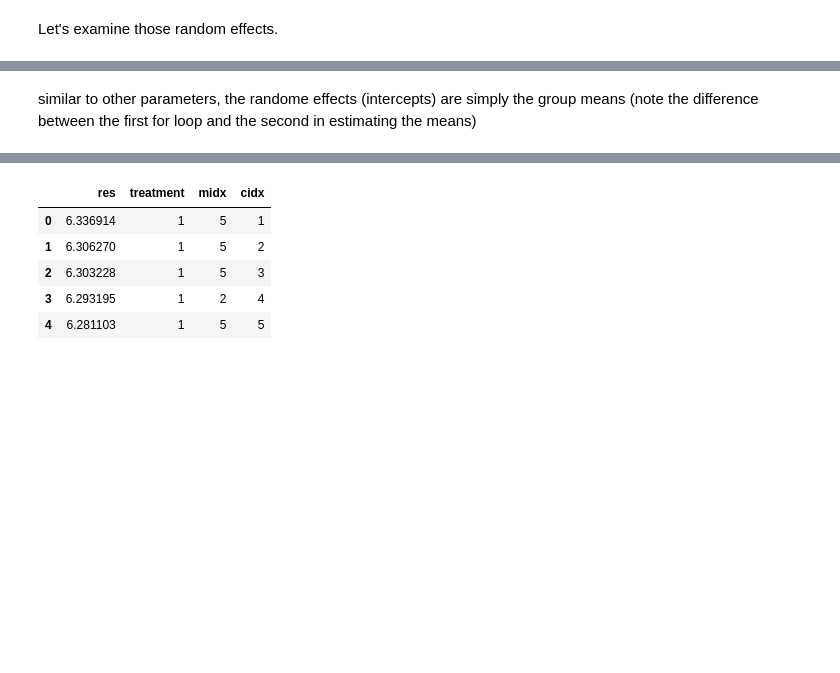
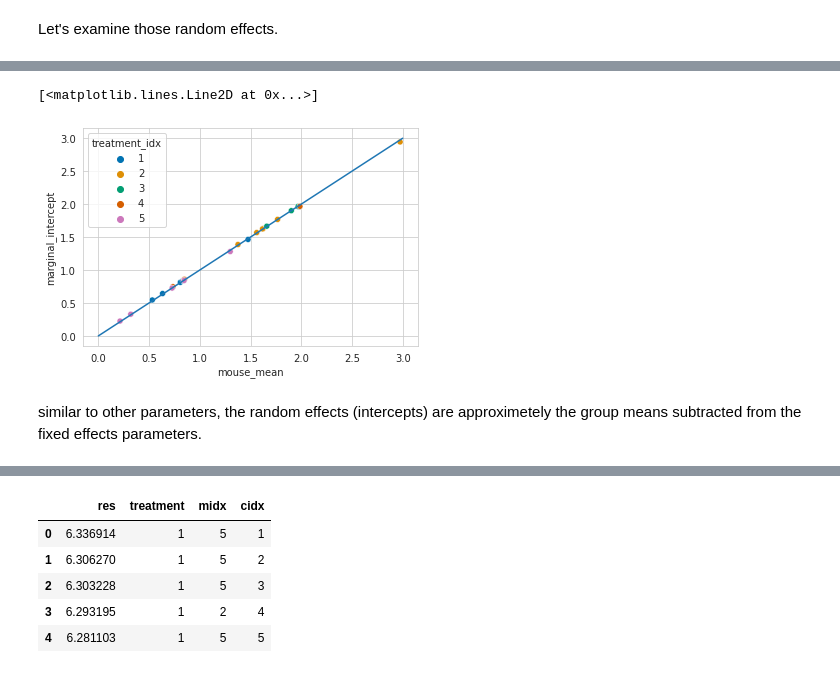
Before and after one commit to GiocomoLab/tutorials, a Jupyter notebook: lmm/LMM_tutorial.ipynb, the cells around one changed output, grey strips where cells are left out. Drawn from its saved outputs; the diff is of its cells as text; code cells hidden in the pictures; blank space fills up the shorter version.

Commit message:
updated with random slope models

```diff
--- a/lmm/LMM_tutorial.ipynb
+++ b/lmm/LMM_tutorial.ipynb
@@ -524,7 +532,6 @@ The above are the same as in R.
 # %% [markdown]
 Let's examine those random effects.
 # %%
-m = smf.mixedlm('res ~ 1 + C(treatment_idx)', groups='midx', data=data1).fit(reml=True)
+m = smf.mixedlm('res ~ 0 + c + t_2 + t_3 + t_4 + t_5', groups='midx', data=data1c).fit(reml=True)
 print(m.summary())
-print(m.random_effects)
 # %% [output]
@@ -548,6 +555,0 @@ dtype: float64}
-# %%
-for ii in np.arange(1,8):
-  print(data1.loc[data1.midx==ii, 'res'].mean()-m.params[0])
-print()
-for ii in np.arange(8,14):
-  print(data1.loc[data1.midx==ii, 'res'].mean()-m.params[0]-m.params[1])
@@ -568,0 +581,3 @@ for ii in np.arange(8,14):
+# %%
+n_mice_x_treatment = (pd.crosstab(data1.treatment_idx,data1.midx)>0).sum(axis=1)
+n_mice_x_treatment
@@ -568,0 +592,23 @@ for ii in np.arange(8,14):
+# %%
+n_treatments = len(n_mice_x_treatment)
+n_mice = n_mice_x_treatment.sum()
+
+mice_intercept_table = pd.DataFrame(index=range(1,n_mice+1),
+                                    columns=['treatment_idx',
+                                             're_intercept',
+                                             'mouse_mean',
+                                             'marginal_intercept'])
+
+for ii in range(1,n_mice+1):
+  mice_intercept_table.loc[ii, 're_intercept'] = m.random_effects[ii].values[0]
+  mice_intercept_table.loc[ii, 'mouse_mean'] = data1.loc[data1.midx==ii, 'res'].mean()
+
+
+m_cnt = 0
+for jj in range(1, n_treatments+1):
+  for ii in range(1, n_mice_x_treatment[jj]+1):
+    mice_intercept_table.loc[ii+m_cnt, 'treatment_idx'] = jj
+    mice_intercept_table.loc[ii+m_cnt, 'marginal_intercept'] = m.params[jj-1] + mice_intercept_table.loc[ii+m_cnt, 're_intercept']
+  m_cnt += n_mice_x_treatment[jj]
+
+mice_intercept_table
@@ -569,2 +633,9 @@ for ii in np.arange(8,14):
+# %%
+ax=sns.scatterplot(x='mouse_mean', y='marginal_intercept', hue='treatment_idx',
+                data=mice_intercept_table, palette='colorblind')
+ax.plot([0,3], [0,3])
+# %% [output]
+[<matplotlib.lines.Line2D at 0x...>]
+[figure, added]
 # %% [markdown]
-similar to other parameters, the randome effects (intercepts) are simply the group means (note the difference between the first for loop and the second in estimating the means)
+similar to other parameters, the random effects (intercepts) are approximetely the group means subtracted from the fixed effects parameters.
```
Also changed, not shown: parts of 77 cells of this notebook.
